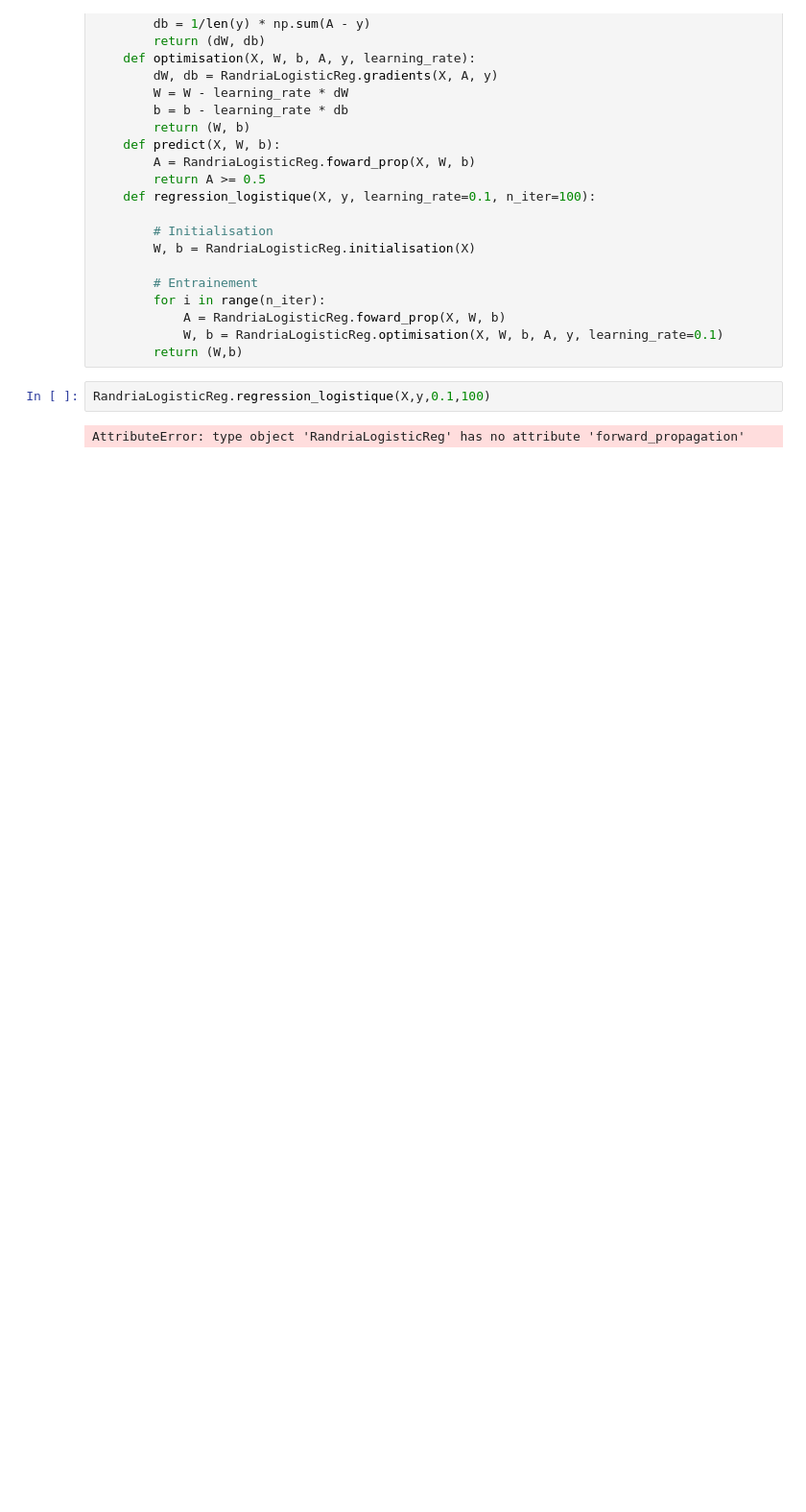
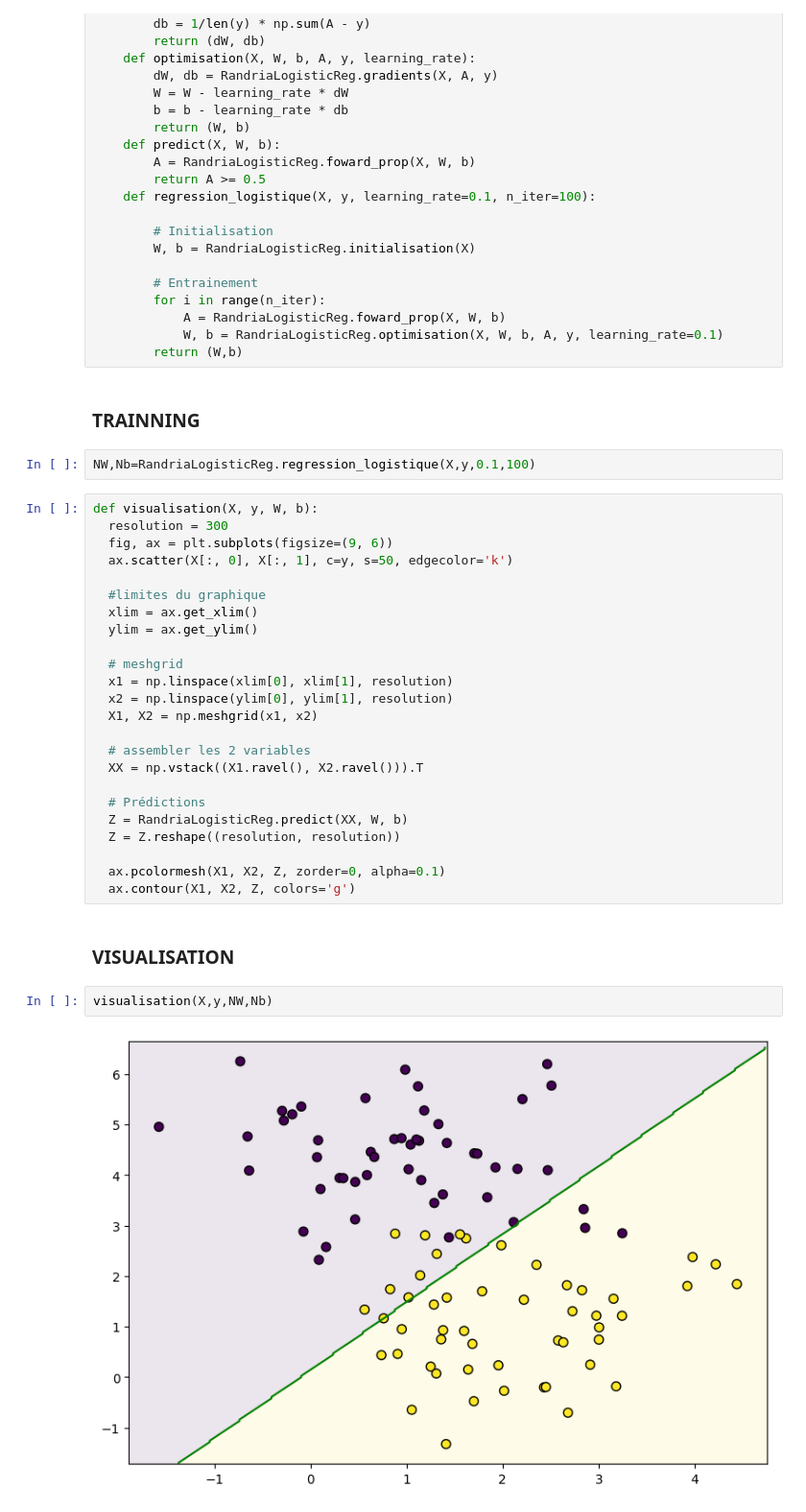
Before and after one commit to Liantsoarandria0803/LogisticRegression, a Jupyter notebook: code.ipynb, the cells around one changed output. Shown at 96% size. Cells and saved outputs as stored; diff of their text form; blank space fills up the shorter version.

```diff
--- a/code.ipynb
+++ b/code.ipynb
@@ -44,7 +62,37 @@ class RandriaLogisticReg:
             A = RandriaLogisticReg.foward_prop(X, W, b)
             W, b = RandriaLogisticReg.optimisation(X, W, b, A, y, learning_rate=0.1)
         return (W,b)
+# %% [markdown]
+### TRAINNING
 # %%
-RandriaLogisticReg.regression_logistique(X,y,0.1,100)
+NW,Nb=RandriaLogisticReg.regression_logistique(X,y,0.1,100)
-# %% [output]
-AttributeError: type object 'RandriaLogisticReg' has no attribute 'forward_propagation'
+# %%
+def visualisation(X, y, W, b):
+  resolution = 300
+  fig, ax = plt.subplots(figsize=(9, 6))
+  ax.scatter(X[:, 0], X[:, 1], c=y, s=50, edgecolor='k')
+
+  #limites du graphique
+  xlim = ax.get_xlim()
+  ylim = ax.get_ylim()
+
+  # meshgrid
+  x1 = np.linspace(xlim[0], xlim[1], resolution)
+  x2 = np.linspace(ylim[0], ylim[1], resolution)
+  X1, X2 = np.meshgrid(x1, x2)
+
+  # assembler les 2 variables
+  XX = np.vstack((X1.ravel(), X2.ravel())).T
+
+  # Prédictions
+  Z = RandriaLogisticReg.predict(XX, W, b)
+  Z = Z.reshape((resolution, resolution))
+
+  ax.pcolormesh(X1, X2, Z, zorder=0, alpha=0.1)
+  ax.contour(X1, X2, Z, colors='g')
+# %% [markdown]
+### VISUALISATION
+# %%
+visualisation(X,y,NW,Nb)
+# %% [output]
+[figure, added]
```
Also changed, not shown: parts of 3 cells of this notebook.
